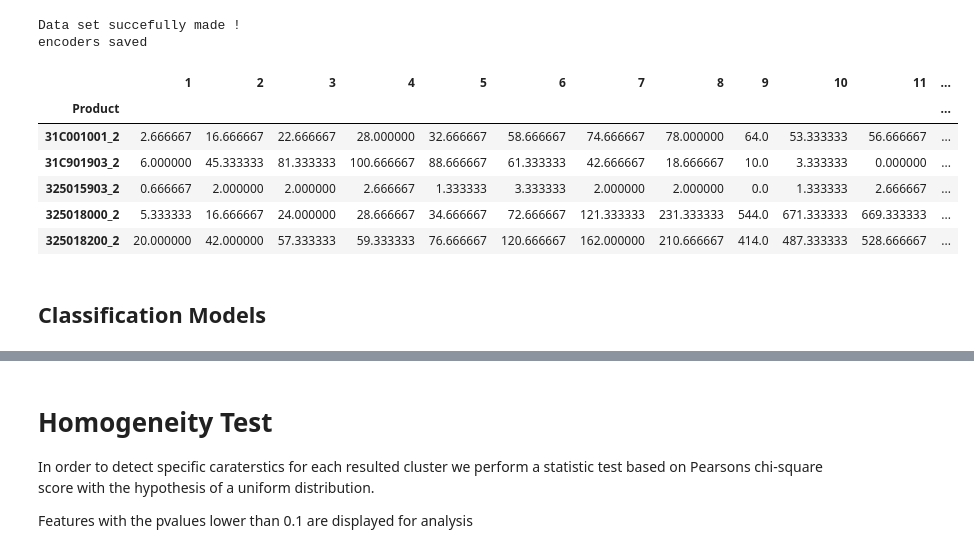
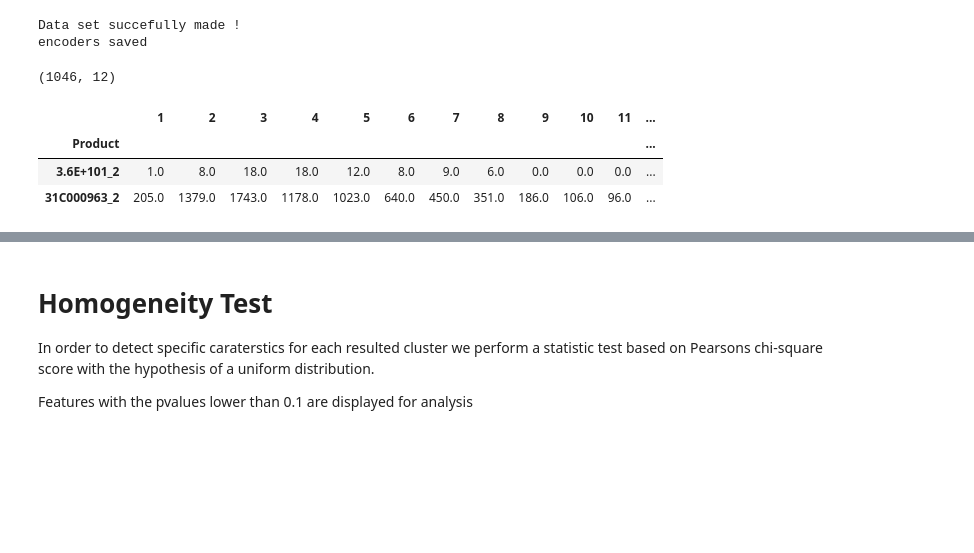
Before and after one commit to imad24/pc_clustering, a Jupyter notebook: notebooks/Cerf7/0.4-imad-cluster-analysis.ipynb, the cells around one changed output, grey strips where cells are left out. Drawn from its saved outputs; the diff is of its cells as text; code cells hidden in the pictures; blank space fills up the shorter version.

```diff
--- a/notebooks/Cerf7/0.4-imad-cluster-analysis.ipynb
+++ b/notebooks/Cerf7/0.4-imad-cluster-analysis.ipynb
@@ -71,36 +57,36 @@ The autoreload extension is already loaded. To reload it, use:
 Data set succefully made !
 encoders saved
 # %%
-s = "Spring"
+s = "Autumn"
 v = 1
 file_name = "7C_euc_p2_clustering_clean_week_%s_v%d.csv"%(s,v)
 
 #Series files
 raw_df = prp.load_file("product_sales_raw", type_= "I",version=None).set_index("Product").astype(np.float64)
 raw_df.columns = range(1,len(raw_df.columns)+1)
 
-clean_df = prp.load_file("product_p2_clean_full_%s"%s, type_= "I",version=None).set_index("Product").astype(np.float64)
-zclean_df = prp.load_file("product_z_p2_clean_%s"%s, type_= "P",version=v).set_index("Product").astype(np.float64)
+clean_df = prp.load_file("p2_clean_%s"%s, type_= "I",version=1).set_index("Product").astype(np.float64)
+zclean_df = prp.load_file("p2_z_clean_%s"%s, type_= "P",version=1).set_index("Product").astype(np.float64)
 
 #clustering result
 prd_cluster_df = pd.read_csv(models_path+file_name, sep=';', encoding='utf-8').drop('Unnamed: 0',axis=1).set_index('Product')
 
 #cleaned features
-features_df = prp.load_file(filename,type_="P",index = "Product")
+features_df = prp.load_file('clf_features',type_="P",index = "Product")
 features_df.Ldate = features_df.Ldate.apply(lambda x:str(x))
 
-features_list =  ["Color","Size","Ldate","Age Group","Person","Pname","Ptype","Tprice","Currency","Sales Season"] + ["Cluster"]
+numeric = (list(features_df.columns.to_series().groupby(features_df.dtypes).groups[np.dtype('float64')]))
+
+features_list = list(features_df.columns) + ["Cluster"]
 
 df = features_df.join(prd_cluster_df,how="inner")[features_list]
 
-clean_df.head()
+
+print(df.shape)
+clean_df.head(2)
 # %% [output]
+(1046, 12)
 |  | 1 | 2 | 3 | 4 | 5 | 6 | 7 | 8 | 9 | 10 | 11 | ... |
 | Product |  |  |  |  |  |  |  |  |  |  |  | ... |
-| 31C001001_2 | 2.666667 | 16.666667 | 22.666667 | 28.000000 | 32.666667 | 58.666667 | 74.666667 | 78.000000 | 64.0 | 53.333333 | 56.666667 | ... |
-| 31C901903_2 | 6.000000 | 45.333333 | 81.333333 | 100.666667 | 88.666667 | 61.333333 | 42.666667 | 18.666667 | 10.0 | 3.333333 | 0.000000 | ... |
-| 325015903_2 | 0.666667 | 2.000000 | 2.000000 | 2.666667 | 1.333333 | 3.333333 | 2.000000 | 2.000000 | 0.0 | 1.333333 | 2.666667 | ... |
-| 325018000_2 | 5.333333 | 16.666667 | 24.000000 | 28.666667 | 34.666667 | 72.666667 | 121.333333 | 231.333333 | 544.0 | 671.333333 | 669.333333 | ... |
-| 325018200_2 | 20.000000 | 42.000000 | 57.333333 | 59.333333 | 76.666667 | 120.666667 | 162.000000 | 210.666667 | 414.0 | 487.333333 | 528.666667 | ... |
+| 3.6E+101_2 | 1.0 | 8.0 | 18.0 | 18.0 | 12.0 | 8.0 | 9.0 | 6.0 | 0.0 | 0.0 | 0.0 | ... |
+| 31C000963_2 | 205.0 | 1379.0 | 1743.0 | 1178.0 | 1023.0 | 640.0 | 450.0 | 351.0 | 186.0 | 106.0 | 96.0 | ... |
-# %% [markdown]
-## Classification Models
```
Also changed, not shown: parts of 87 cells of this notebook, 55 other files.
